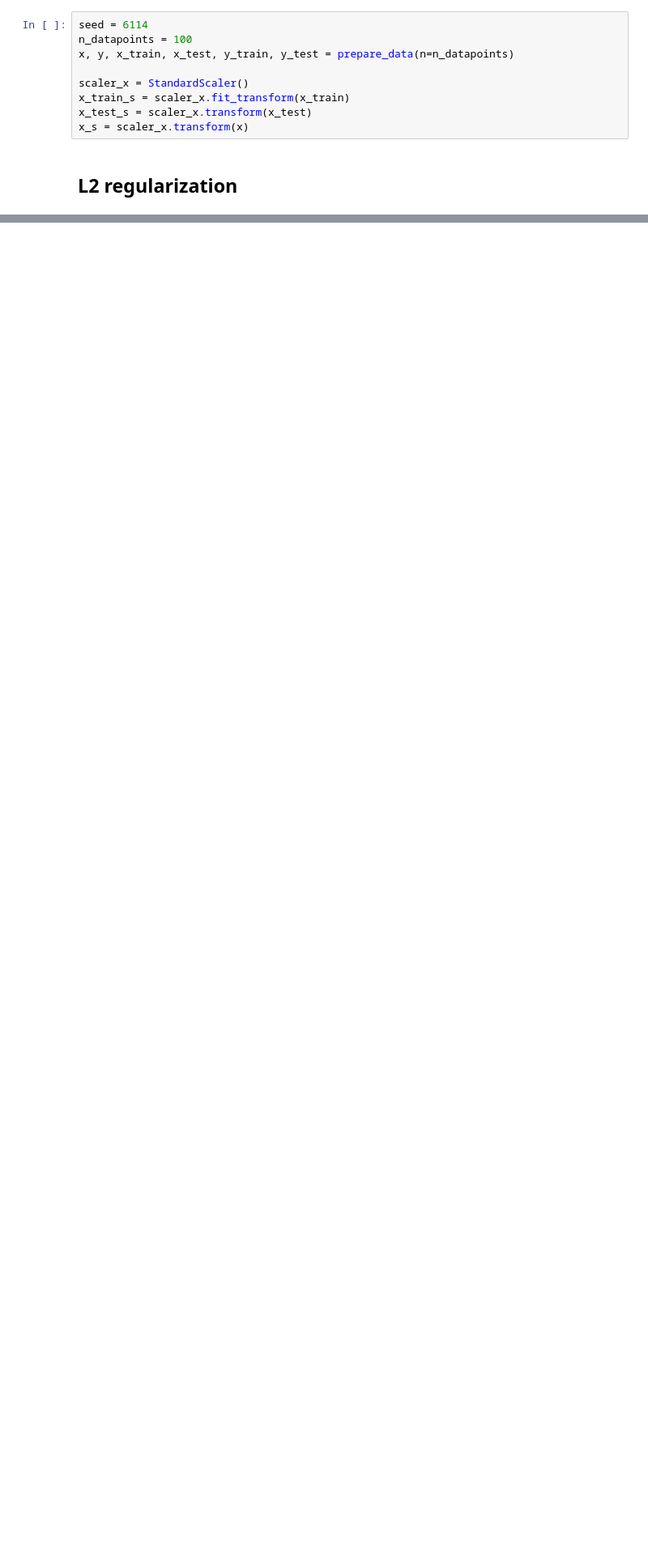
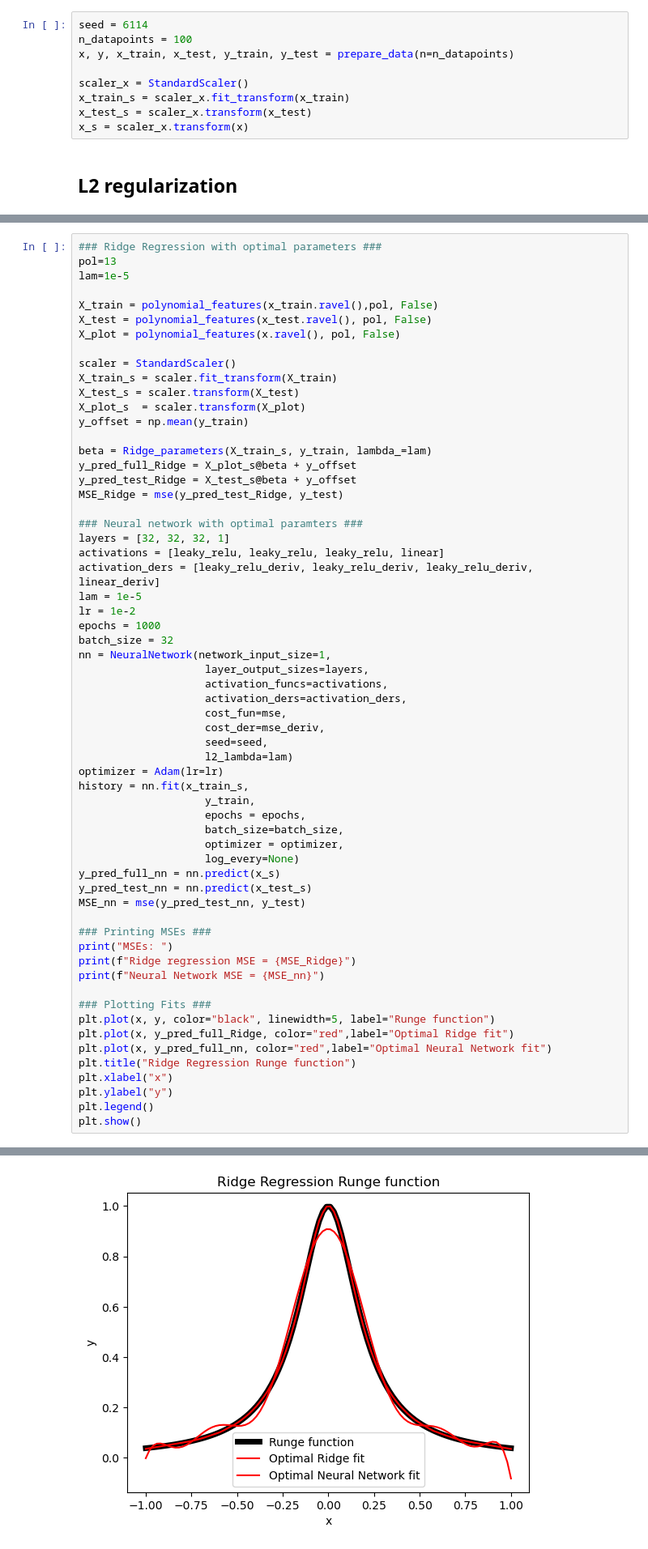
Before and after one commit to egil10/FYSSTK3155, a Jupyter notebook: PROJECT 2/Code/Exe.ipynb, the cells around one changed output, grey strips where cells are left out. Shown at 81% size. Saved outputs shown, nothing was run; the diff lists cells and outputs as text; blank space fills up the shorter version.

```diff
--- a/PROJECT 2/Code/Exe.ipynb
+++ b/PROJECT 2/Code/Exe.ipynb
@@ -47,0 +115,62 @@ for lam in lambdas:
+# %%
+### Ridge Regression with optimal parameters ###
+pol=13
+lam=1e-5
+
+X_train = polynomial_features(x_train.ravel(),pol, False)
+X_test = polynomial_features(x_test.ravel(), pol, False)
+X_plot = polynomial_features(x.ravel(), pol, False)
+
+scaler = StandardScaler()
+X_train_s = scaler.fit_transform(X_train)
+X_test_s = scaler.transform(X_test)
+X_plot_s  = scaler.transform(X_plot)
+y_offset = np.mean(y_train)
+
+beta = Ridge_parameters(X_train_s, y_train, lambda_=lam)
+y_pred_full_Ridge = X_plot_s@beta + y_offset
+y_pred_test_Ridge = X_test_s@beta + y_offset
+MSE_Ridge = mse(y_pred_test_Ridge, y_test)
+
+### Neural network with optimal paramters ###
+layers = [32, 32, 32, 1]
+activations = [leaky_relu, leaky_relu, leaky_relu, linear]
+activation_ders = [leaky_relu_deriv, leaky_relu_deriv, leaky_relu_deriv, linear_deriv]
+lam = 1e-5
+lr = 1e-2
+epochs = 1000
+batch_size = 32
+nn = NeuralNetwork(network_input_size=1,
+                    layer_output_sizes=layers,
+                    activation_funcs=activations,
+                    activation_ders=activation_ders,
+                    cost_fun=mse,
+                    cost_der=mse_deriv,
+                    seed=seed,
+                    l2_lambda=lam)
+optimizer = Adam(lr=lr)
+history = nn.fit(x_train_s,
+                    y_train,
+                    epochs = epochs,
+                    batch_size=batch_size,
+                    optimizer = optimizer,
+                    log_every=None)
+y_pred_full_nn = nn.predict(x_s)
+y_pred_test_nn = nn.predict(x_test_s)
+MSE_nn = mse(y_pred_test_nn, y_test)
+
+### Printing MSEs ###
+print("MSEs: ")
+print(f"Ridge regression MSE = {MSE_Ridge}")
+print(f"Neural Network MSE = {MSE_nn}")
+
+### Plotting Fits ###
+plt.plot(x, y, color="black", linewidth=5, label="Runge function")
+plt.plot(x, y_pred_full_Ridge, color="red",label="Optimal Ridge fit")
+plt.plot(x, y_pred_full_nn, color="red",label="Optimal Neural Network fit")
+plt.title("Ridge Regression Runge function")
+plt.xlabel("x")
+plt.ylabel("y")
+plt.legend()
+plt.show()
+# %% [output]
@@ -47,0 +180 @@ for lam in lambdas:
+[figure, added]
```
Also changed, not shown: parts of 5 cells of this notebook.
